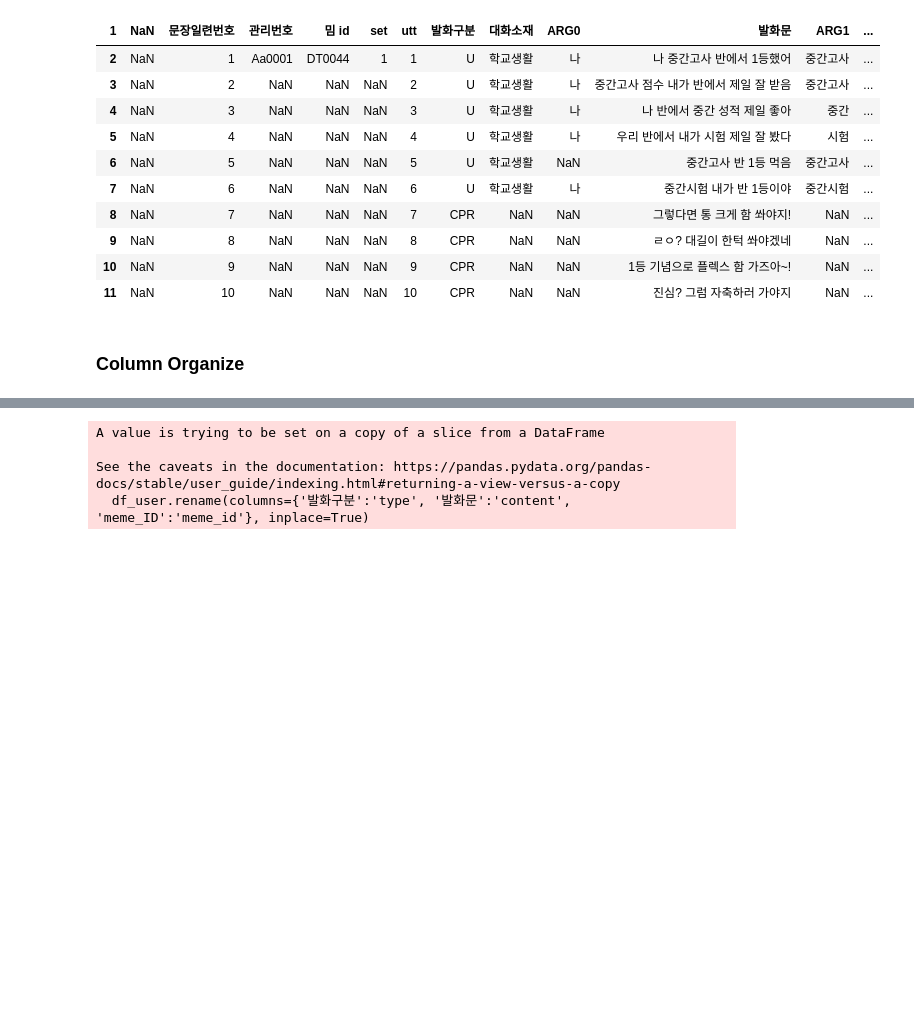
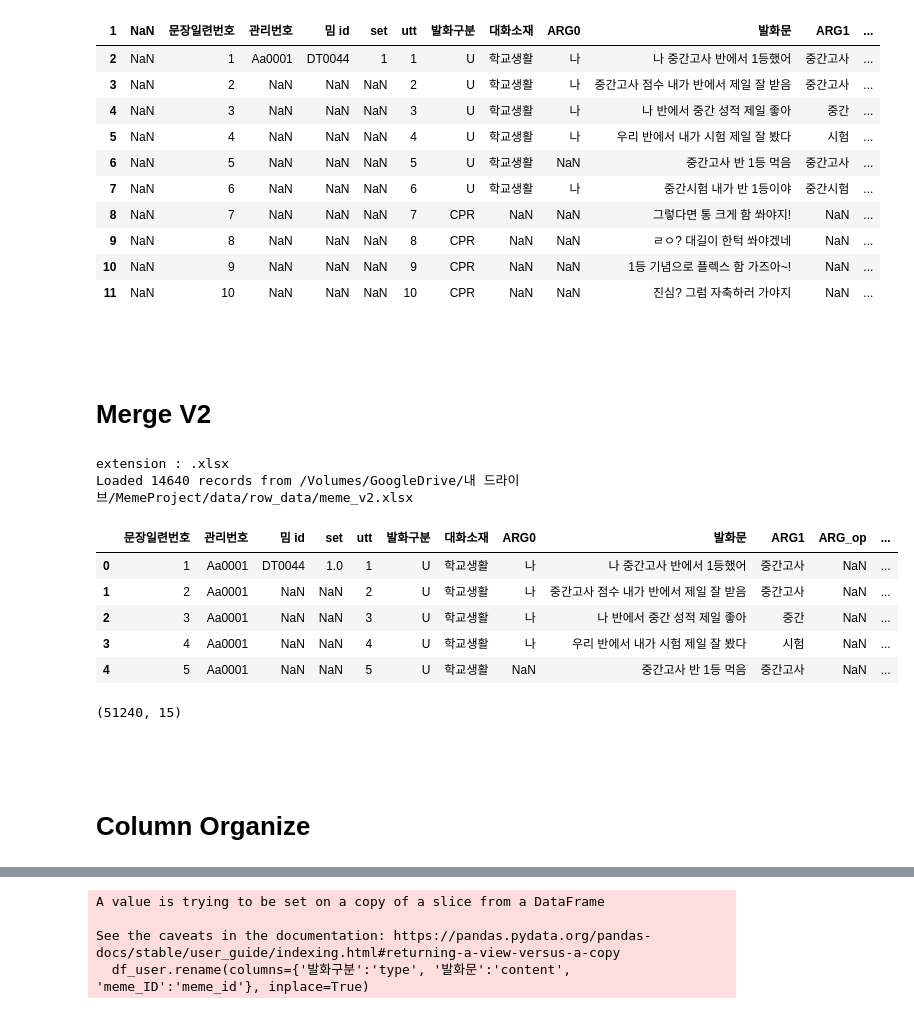
Before and after one commit to textnetkr/MemeProject, a Jupyter notebook: src/doc2vec/1.preprocessing.ipynb, the cells around one changed output, grey strips where cells are left out. Cells and saved outputs as stored; diff of their text form; code cells hidden in the pictures; blank space fills up the shorter version.

```diff
--- a/src/doc2vec/1.preprocessing.ipynb
+++ b/src/doc2vec/1.preprocessing.ipynb
@@ -37,3 +37,7 @@ df.head(10)
 | 9 | NaN | 8 | NaN | NaN | NaN | 8 | CPR | NaN | NaN | ㄹㅇ? 대길이 한턱 쏴야겠네 | NaN | ... |
 | 10 | NaN | 9 | NaN | NaN | NaN | 9 | CPR | NaN | NaN | 1등 기념으로 플렉스 함 가즈아~! | NaN | ... |
 | 11 | NaN | 10 | NaN | NaN | NaN | 10 | CPR | NaN | NaN | 진심? 그럼 자축하러 가야지 | NaN | ... |
+# %% [markdown]
+#
+# %% [markdown]
+# Merge V2
@@ -39,0 +46,14 @@ df.head(10)
+# %%
+df2 = fm.load(config.data_path_v2)
+# %% [output]
+extension : .xlsx
+Loaded 14640 records from /Volumes/GoogleDrive/내 드라이브/MemeProject/data/row_data/meme_v2.xlsx
+# %%
+df2.head()
+# %% [output]
+|  | 문장일련번호 | 관리번호 | 밈 id | set | utt | 발화구분 | 대화소재 | ARG0 | 발화문 | ARG1 | ARG_op | ... |
+| 0 | 1 | Aa0001 | DT0044 | 1.0 | 1 | U | 학교생활 | 나 | 나 중간고사 반에서 1등했어 | 중간고사 | NaN | ... |
+| 1 | 2 | Aa0001 | NaN | NaN | 2 | U | 학교생활 | 나 | 중간고사 점수 내가 반에서 제일 잘 받음 | 중간고사 | NaN | ... |
+| 2 | 3 | Aa0001 | NaN | NaN | 3 | U | 학교생활 | 나 | 나 반에서 중간 성적 제일 좋아 | 중간 | NaN | ... |
+| 3 | 4 | Aa0001 | NaN | NaN | 4 | U | 학교생활 | 나 | 우리 반에서 내가 시험 제일 잘 봤다 | 시험 | NaN | ... |
+| 4 | 5 | Aa0001 | NaN | NaN | 5 | U | 학교생활 | NaN | 중간고사 반 1등 먹음 | 중간고사 | NaN | ... |
@@ -40,5 +62,11 @@ df.head(10)
+# %%
+df.shape
+# %% [output]
+(51240, 15)
+# %% [markdown]
+#
 # %% [markdown]
-### Column Organize
+# Column Organize
 # %%
 df = df[['발화구분', '발화문', 'meme_ID']]
 # %%
```
Also changed, not shown: parts of 13 cells of this notebook, 5 other files.
